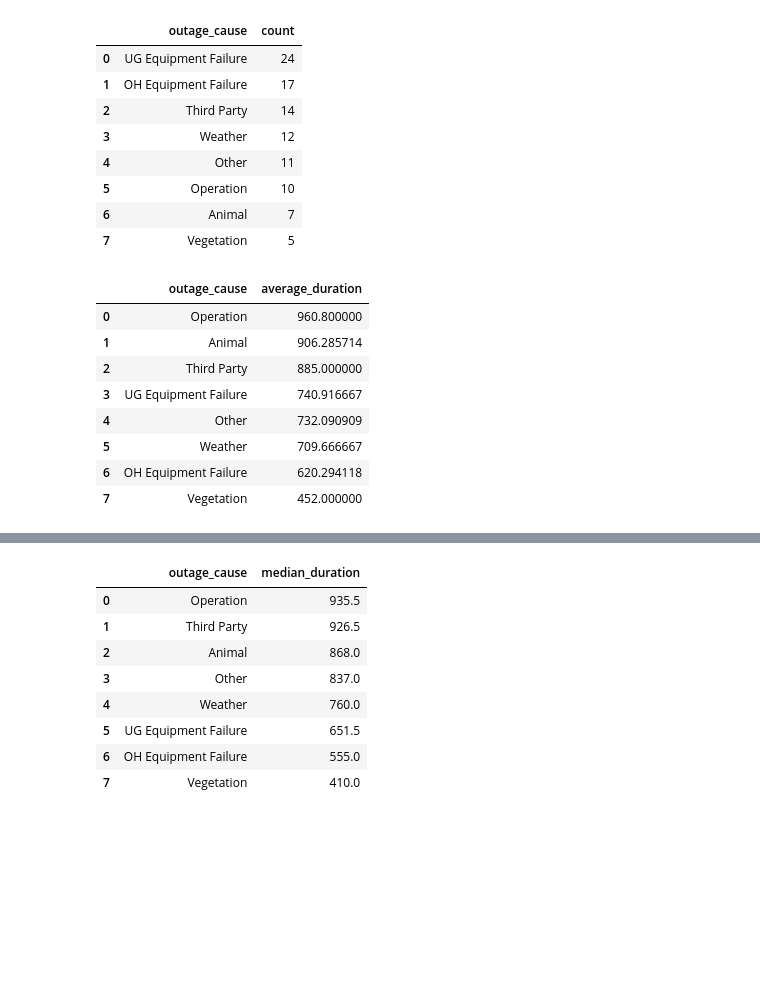
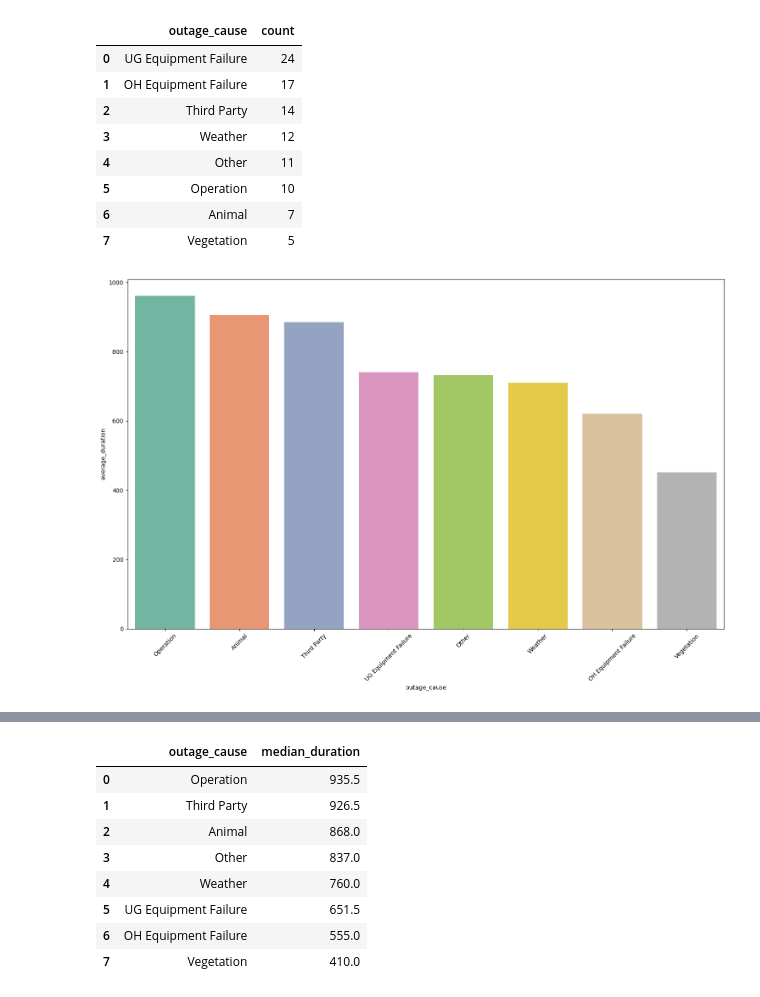
Before and after one commit to GerardoG2/ITC-2025, a Jupyter notebook: circuit-outage-analysis.ipynb, the cells around one changed output, grey strips where cells are left out. Saved outputs shown, nothing was run; the diff lists cells and outputs as text; code cells hidden in the pictures; blank space fills up the shorter version.

Commit message:
added outage duration per cause by region graph

```diff
--- a/circuit-outage-analysis.ipynb
+++ b/circuit-outage-analysis.ipynb
@@ -375,21 +393,22 @@ top_outage_causes_2024
 # %%
 #  Outage Cause Average Duration Per Outage - 2024
 outage_cause_avg_duration = (
     df
     .groupby('outage_cause')['outage_duration']
     .mean()
     .reset_index(name='average_duration')
     .sort_values(by='average_duration', ascending = False)
     .reset_index(drop=True)
 )
-outage_cause_avg_duration
+plt.figure(figsize = (15,10))
+sns.barplot(
+    data = outage_cause_avg_duration,
+    x = 'outage_cause',
+    y='average_duration',
+    hue = 'outage_cause',
+    palette = 'Set2'
+)
+plt.tick_params(axis = 'x', rotation = 45)
+plt.tight_layout()
 # %% [output]
-|  | outage_cause | average_duration |
-| 0 | Operation | 960.800000 |
-| 1 | Animal | 906.285714 |
-| 2 | Third Party | 885.000000 |
-| 3 | UG Equipment Failure | 740.916667 |
-| 4 | Other | 732.090909 |
-| 5 | Weather | 709.666667 |
-| 6 | OH Equipment Failure | 620.294118 |
-| 7 | Vegetation | 452.000000 |
+[figure, added]
```
Also changed, not shown: parts of 3 cells of this notebook.
